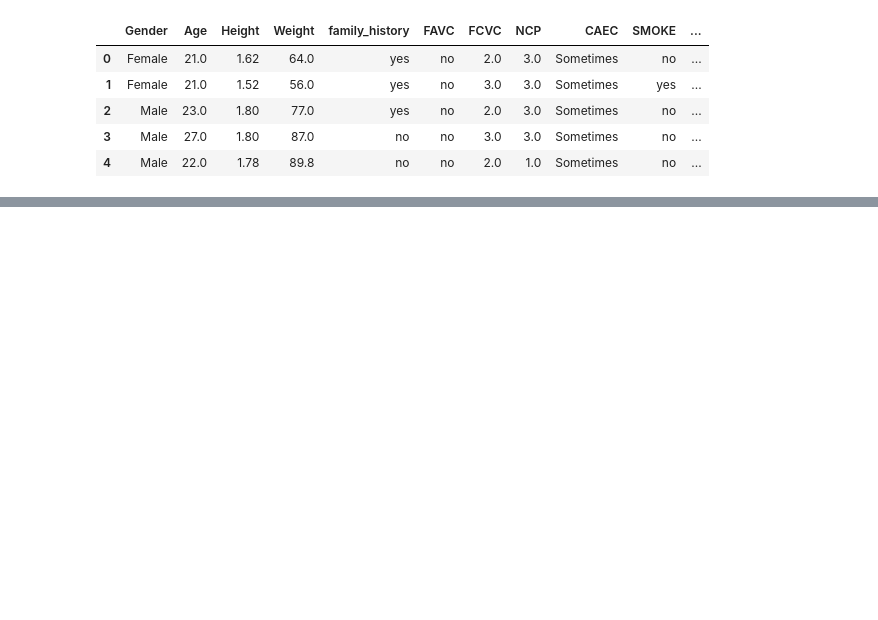
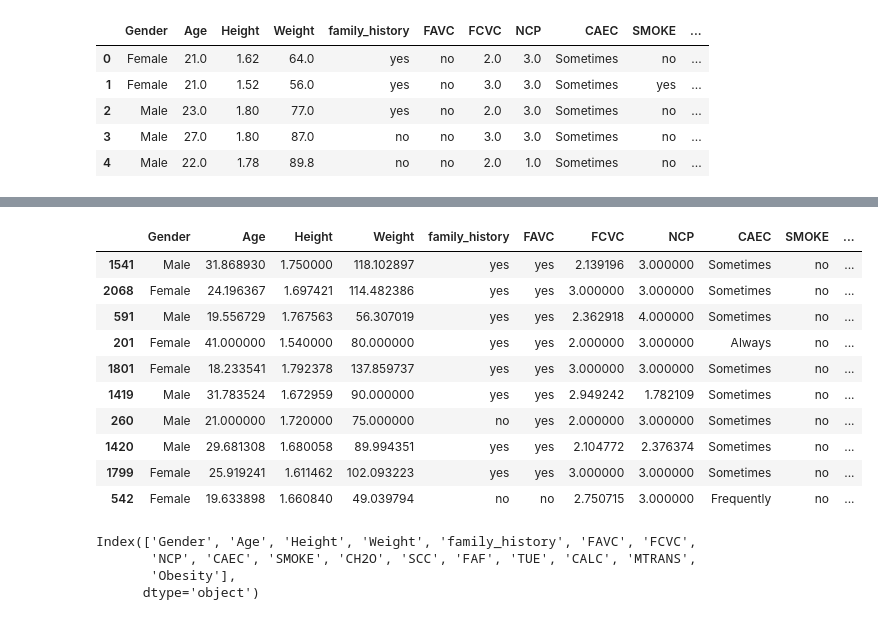
Before and after one commit to islamnafi/my-data-science-log, a Jupyter notebook: pandas/pandas.ipynb, the cells around one changed output, grey strips where cells are left out. Cells and saved outputs as stored; diff of their text form; code cells hidden in the pictures; blank space fills up the shorter version.

```diff
--- a/pandas/pandas.ipynb
+++ b/pandas/pandas.ipynb
@@ -22,0 +61,21 @@ df.head()
+# %%
+df.sample(10, random_state=27)
+# %% [output]
+|  | Gender | Age | Height | Weight | family_history | FAVC | FCVC | NCP | CAEC | SMOKE | ... |
+| 1541 | Male | 31.868930 | 1.750000 | 118.102897 | yes | yes | 2.139196 | 3.000000 | Sometimes | no | ... |
+| 2068 | Female | 24.196367 | 1.697421 | 114.482386 | yes | yes | 3.000000 | 3.000000 | Sometimes | no | ... |
+| 591 | Male | 19.556729 | 1.767563 | 56.307019 | yes | yes | 2.362918 | 4.000000 | Sometimes | no | ... |
+| 201 | Female | 41.000000 | 1.540000 | 80.000000 | yes | yes | 2.000000 | 3.000000 | Always | no | ... |
+| 1801 | Female | 18.233541 | 1.792378 | 137.859737 | yes | yes | 3.000000 | 3.000000 | Sometimes | no | ... |
+| 1419 | Male | 31.783524 | 1.672959 | 90.000000 | yes | yes | 2.949242 | 1.782109 | Sometimes | no | ... |
+| 260 | Male | 21.000000 | 1.720000 | 75.000000 | no | yes | 2.000000 | 3.000000 | Sometimes | no | ... |
+| 1420 | Male | 29.681308 | 1.680058 | 89.994351 | yes | yes | 2.104772 | 2.376374 | Sometimes | no | ... |
+| 1799 | Female | 25.919241 | 1.611462 | 102.093223 | yes | yes | 3.000000 | 3.000000 | Sometimes | no | ... |
+| 542 | Female | 19.633898 | 1.660840 | 49.039794 | no | no | 2.750715 | 3.000000 | Frequently | no | ... |
+# %%
+df.columns
+# %% [output]
+Index(['Gender', 'Age', 'Height', 'Weight', 'family_history', 'FAVC', 'FCVC',
+       'NCP', 'CAEC', 'SMOKE', 'CH2O', 'SCC', 'FAF', 'TUE', 'CALC', 'MTRANS',
+       'Obesity'],
+      dtype='object')
```
Also changed, not shown: parts of 11 cells of this notebook.
